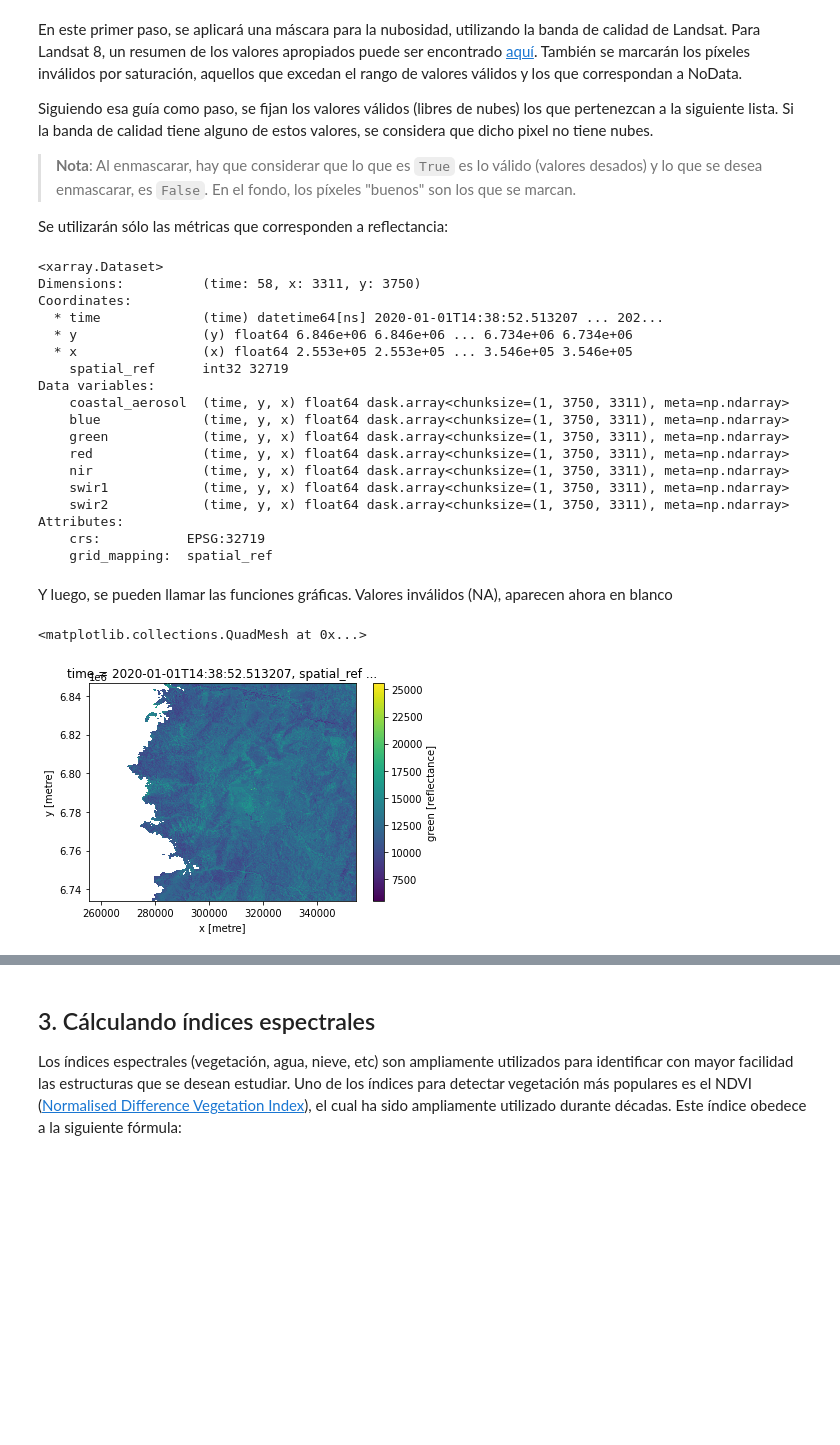
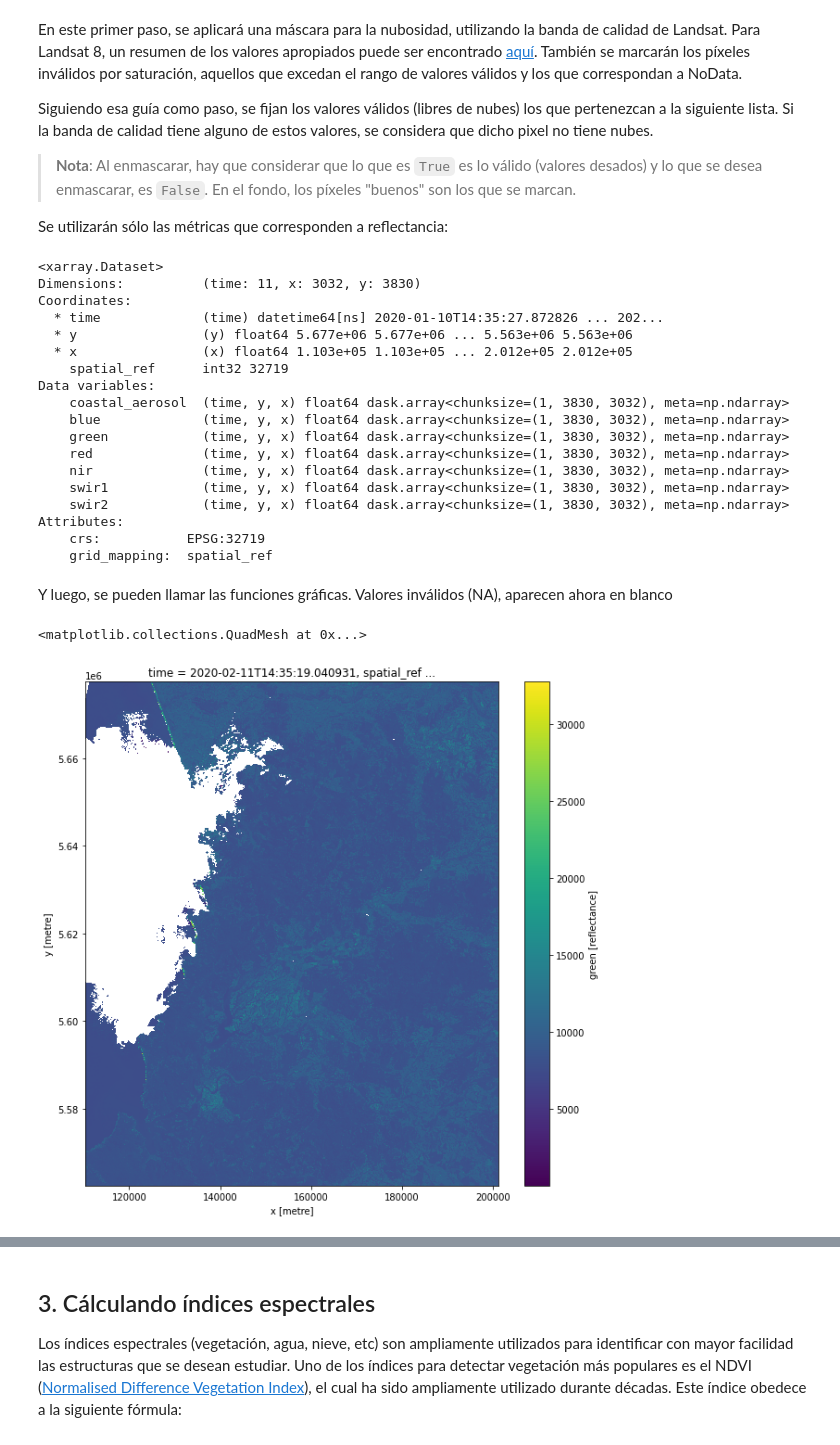
Before and after one commit to Data-Observatory/DataCubeTraining, a Jupyter notebook: basic/02_Análisis_básico.ipynb, the cells around one changed output, grey strips where cells are left out. Drawn from its saved outputs; the diff is of its cells as text; code cells hidden in the pictures; blank space fills up the shorter version.

```diff
--- a/basic/02_Análisis_básico.ipynb
+++ b/basic/02_Análisis_básico.ipynb
@@ -44,0 +45,4 @@ latitud_rango = (-29.5, -28.5)
+# %%
+longitud_rango = (-73.5, -72.5)
+latitud_rango = (-40, -39)
+display_map(x=longitud_rango, y=latitud_rango)
@@ -47,7 +53,7 @@ dc = datacube.Datacube(app='02_análisis')
 ds = dc.load(product='usgs_aws_ls8c2_sr',
              x=longitud_rango,
              y=latitud_rango,
-             time=("2020-01-01", "2021-12-31"),
+             time=("2020-01-10", "2020-03-31"),
              output_crs='EPSG:32719',
              resolution=(-30, 30),
              dask_chunks={"time": 1},
@@ -123,28 +129,28 @@ dsf = ds[reflectance_names].where(mask_cloud & mask_sat)
 dsf.update(dsf.where((dsf >= 1) & (dsf <= 65455), np.nan))
 # %% [output]
 <xarray.Dataset>
-Dimensions:          (time: 58, x: 3311, y: 3750)
+Dimensions:          (time: 11, x: 3032, y: 3830)
 Coordinates:
-  * time             (time) datetime64[ns] 2020-01-01T14:38:52.513207 ... 202...
-  * y                (y) float64 6.846e+06 6.846e+06 ... 6.734e+06 6.734e+06
-  * x                (x) float64 2.553e+05 2.553e+05 ... 3.546e+05 3.546e+05
+  * time             (time) datetime64[ns] 2020-01-10T14:35:27.872826 ... 202...
+  * y                (y) float64 5.677e+06 5.677e+06 ... 5.563e+06 5.563e+06
+  * x                (x) float64 1.103e+05 1.103e+05 ... 2.012e+05 2.012e+05
     spatial_ref      int32 32719
 Data variables:
-    coastal_aerosol  (time, y, x) float64 dask.array<chunksize=(1, 3750, 3311), meta=np.ndarray>
-    blue             (time, y, x) float64 dask.array<chunksize=(1, 3750, 3311), meta=np.ndarray>
-    green            (time, y, x) float64 dask.array<chunksize=(1, 3750, 3311), meta=np.ndarray>
-    red              (time, y, x) float64 dask.array<chunksize=(1, 3750, 3311), meta=np.ndarray>
-    nir              (time, y, x) float64 dask.array<chunksize=(1, 3750, 3311), meta=np.ndarray>
-    swir1            (time, y, x) float64 dask.array<chunksize=(1, 3750, 3311), meta=np.ndarray>
-    swir2            (time, y, x) float64 dask.array<chunksize=(1, 3750, 3311), meta=np.ndarray>
+    coastal_aerosol  (time, y, x) float64 dask.array<chunksize=(1, 3830, 3032), meta=np.ndarray>
+    blue             (time, y, x) float64 dask.array<chunksize=(1, 3830, 3032), meta=np.ndarray>
+    green            (time, y, x) float64 dask.array<chunksize=(1, 3830, 3032), meta=np.ndarray>
+    red              (time, y, x) float64 dask.array<chunksize=(1, 3830, 3032), meta=np.ndarray>
+    nir              (time, y, x) float64 dask.array<chunksize=(1, 3830, 3032), meta=np.ndarray>
+    swir1            (time, y, x) float64 dask.array<chunksize=(1, 3830, 3032), meta=np.ndarray>
+    swir2            (time, y, x) float64 dask.array<chunksize=(1, 3830, 3032), meta=np.ndarray>
 Attributes:
     crs:           EPSG:32719
     grid_mapping:  spatial_ref
 # %% [markdown]
 Y luego, se pueden llamar las funciones gráficas. Valores inválidos (NA), aparecen ahora en blanco
 # %%
-dsf['green'].sel(time='2020-01-01').plot() # Notar como ahora se utiliza la fecha (el valor) y no la posición.
+dsf['green'].sel(time='2020-02-11').plot(figsize=(10,10)) # Notar como ahora se utiliza la fecha (el valor) y no la posición.
 # %% [output]
 <matplotlib.collections.QuadMesh at 0x...>
-[figure, old version]
+[figure, new version]
 # %%
```
Also changed, not shown: parts of 25 cells of this notebook, 4 other files.
